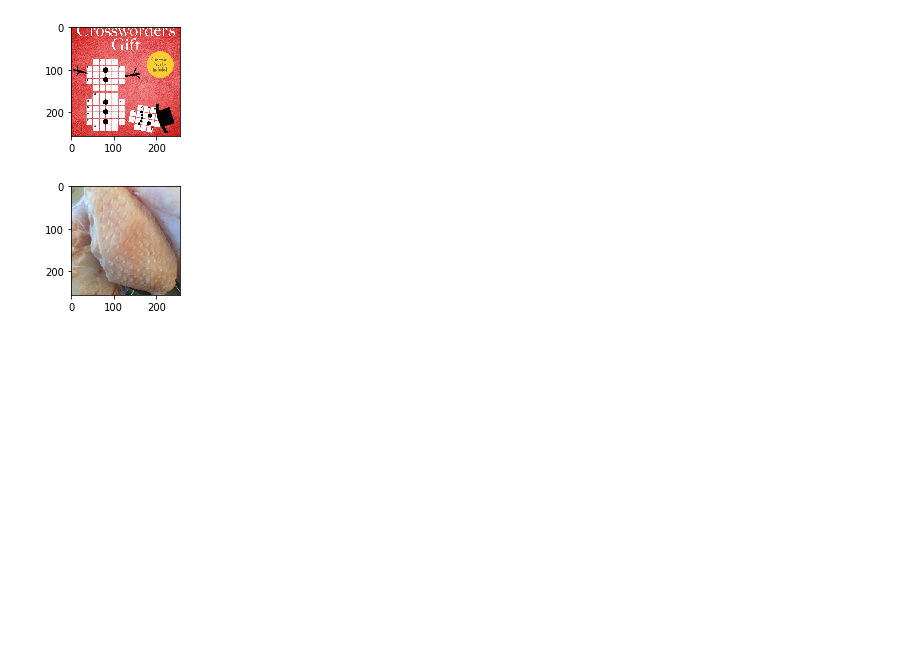
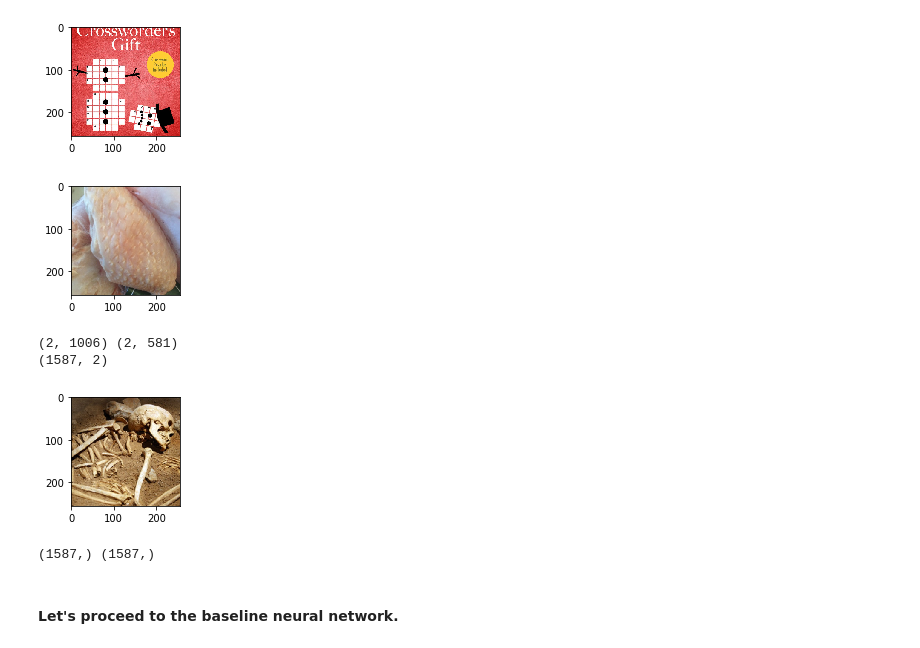
Before and after one commit to kmichael08/trypophobia-detection, a Jupyter notebook: baseline_model.ipynb, the cells around one changed output. Drawn from its saved outputs; the diff is of its cells as text; code cells hidden in the pictures; blank space fills up the shorter version.

Commit message:
data preprocessing

```diff
--- a/baseline_model.ipynb
+++ b/baseline_model.ipynb
@@ -76,0 +74,34 @@ def process_images(images):
+# %%
+import numpy as np
+
+np.random.seed(42)
+
+def process_images(images):
+    images /= 255
+    return images
+
+def get_data(norm, trypo):
+    """
+    Concatenate and shuffle positive and negative examples
+    :return: examples, labels
+    """
+    norm = np.array([norm, np.zeros(len(norm))])
+    trypo = np.array([trypo, np.ones(len(trypo))])
+    print(norm.shape, trypo.shape)
+    data = np.concatenate((norm.T, trypo.T))
+    print(data.shape)
+    np.random.shuffle(data)
+    return data[::, 0], data[::, 1]
+
+
+X_train, y_train = get_data(train_norm_images, train_trypo_images)
+get_display_image(X_train[0])
+X_train = process_images(X_train)
+print(X_train.shape, y_train.shape)
+# %% [output]
+(2, 1006) (2, 581)
+(1587, 2)
+[figure, added]
+(1587,) (1587,)
+# %% [markdown]
+#### Let's proceed to the baseline neural network.
```
Also changed, not shown: parts of 1 cell of this notebook.
